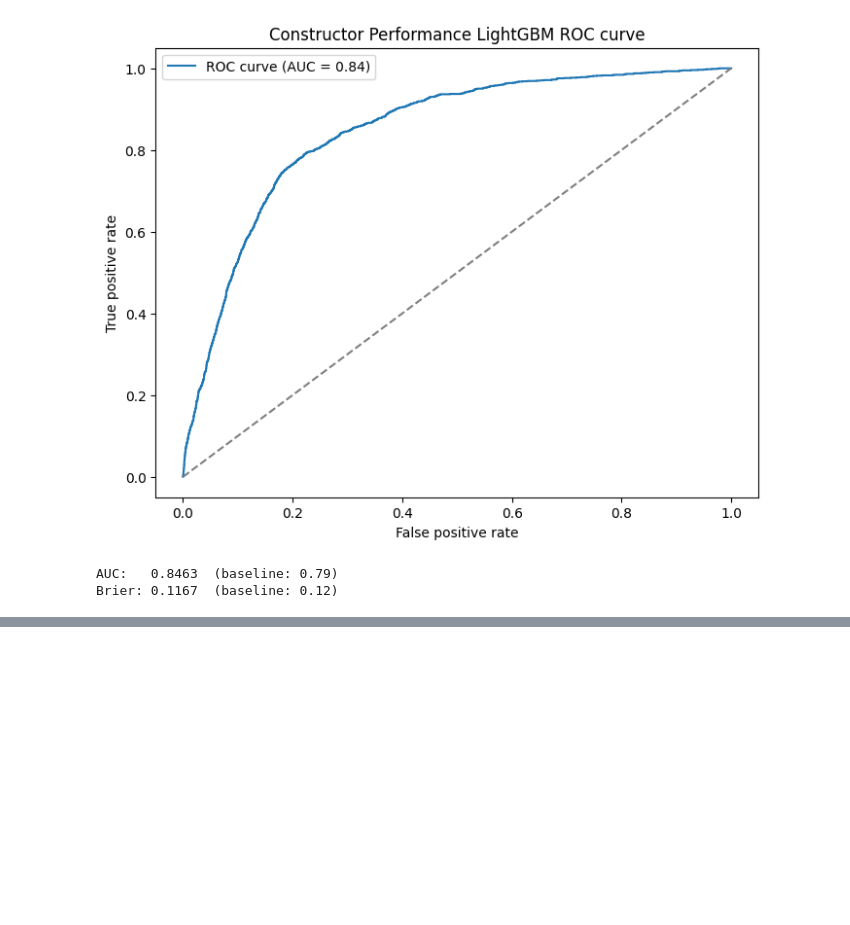
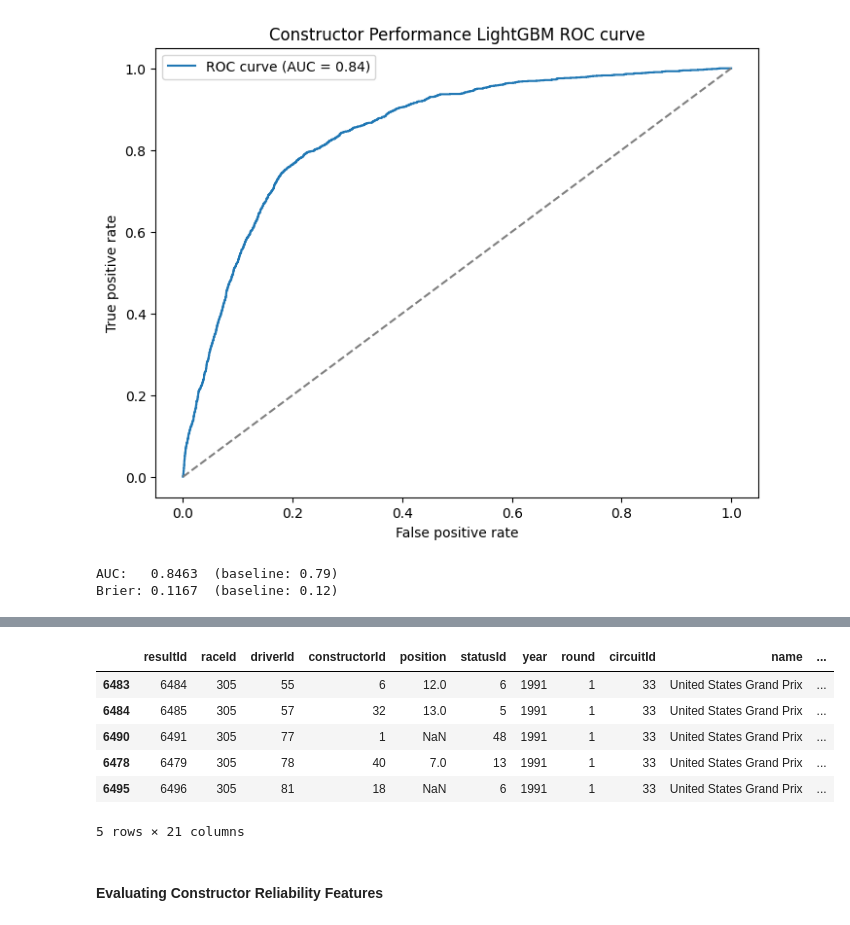
Before and after one commit to DaveAhearne/F1Prediction, a Jupyter notebook: notebooks/LightGBM_Iter.ipynb, the cells around one changed output, grey strips where cells are left out. Cells and saved outputs as stored; diff of their text form; code cells hidden in the pictures; blank space fills up the shorter version.

```diff
--- a/notebooks/LightGBM_Iter.ipynb
+++ b/notebooks/LightGBM_Iter.ipynb
@@ -1066,0 +1132,19 @@ Brier: 0.1167  (baseline: 0.12)
+# %%
+training_base_driver_en_3_data_df["constructor_mechanical_dnf_rate_5"] = (
+    training_base_driver_en_3_data_df.groupby("constructorId", observed=True)["mechanicalDNF"]
+    .transform(lambda x: x.shift(1).rolling(5, min_periods=1).mean())
+)
+
+training_base_driver_en_3_data_df["constructor_mechanical_dnf_rate_5"] = training_base_driver_en_3_data_df["constructor_mechanical_dnf_rate_5"].fillna(0)
+training_base_driver_en_3_data_df = training_base_driver_en_3_data_df.drop(columns=["mechanicalDNF"])
+training_base_driver_en_3_data_df.head()
+# %% [output]
+|  | resultId | raceId | driverId | constructorId | position | statusId | year | round | circuitId | name | ... |
+| 6483 | 6484 | 305 | 55 | 6 | 12.0 | 6 | 1991 | 1 | 33 | United States Grand Prix | ... |
+| 6484 | 6485 | 305 | 57 | 32 | 13.0 | 5 | 1991 | 1 | 33 | United States Grand Prix | ... |
+| 6490 | 6491 | 305 | 77 | 1 | NaN | 48 | 1991 | 1 | 33 | United States Grand Prix | ... |
+| 6478 | 6479 | 305 | 78 | 40 | 7.0 | 13 | 1991 | 1 | 33 | United States Grand Prix | ... |
+| 6495 | 6496 | 305 | 81 | 18 | NaN | 6 | 1991 | 1 | 33 | United States Grand Prix | ... |
+5 rows × 21 columns
+# %% [markdown]
+#### Evaluating Constructor Reliability Features
```
Also changed, not shown: parts of 15 cells of this notebook, 37 other files.
